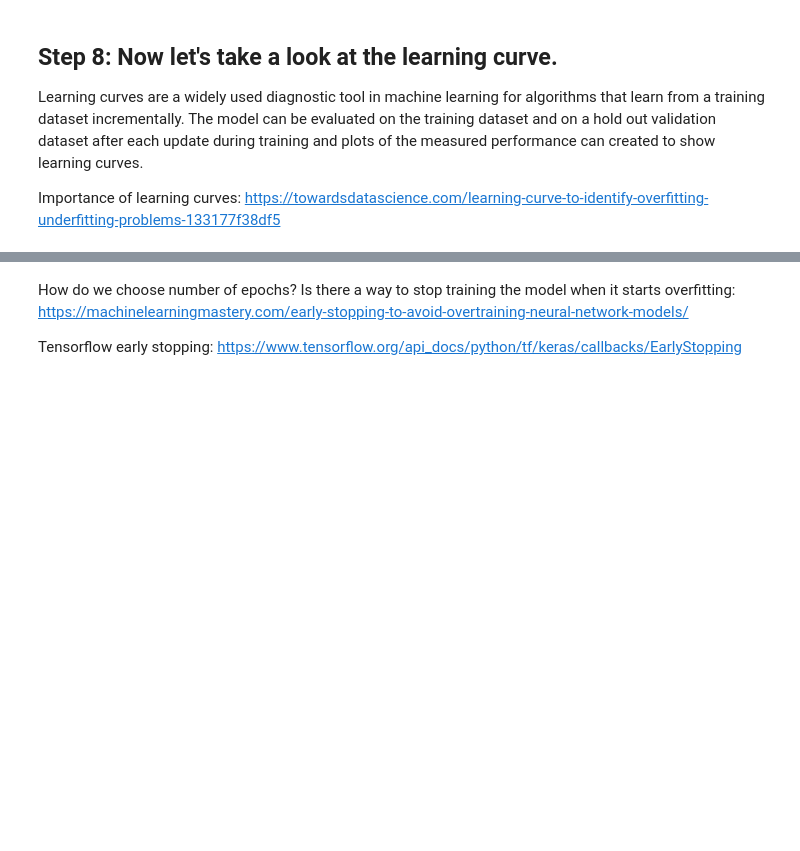
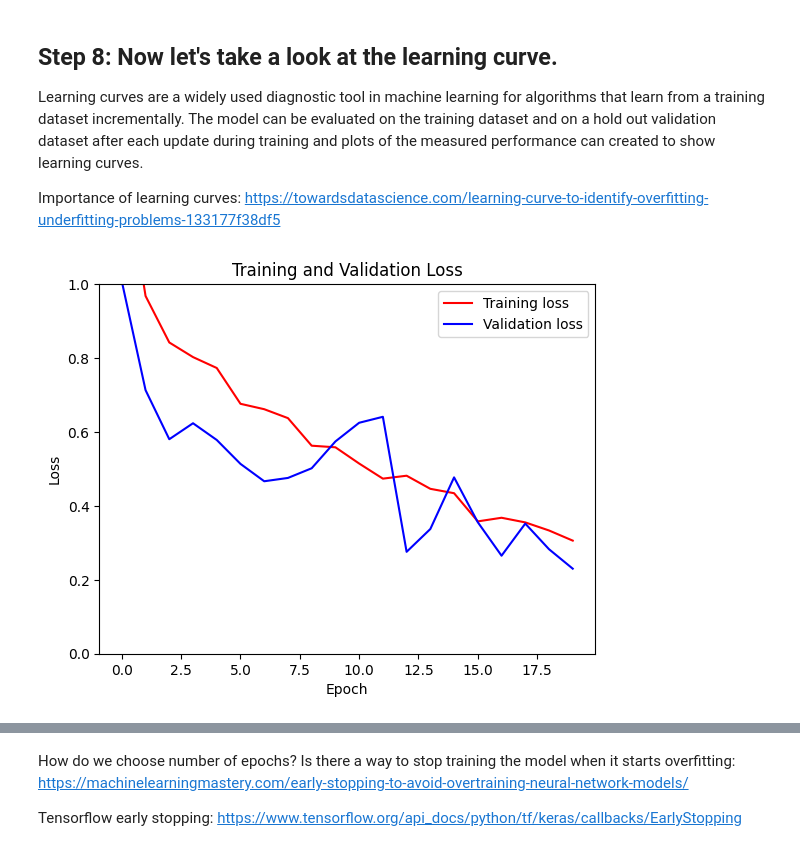
Before and after one commit to bmaravilla/tumor-segmentation, a Jupyter notebook: tumor-segmentation.ipynb, the cells around one changed output, grey strips where cells are left out. Cells and saved outputs as stored; diff of their text form; code cells hidden in the pictures; blank space fills up the shorter version.

```diff
--- a/tumor-segmentation.ipynb
+++ b/tumor-segmentation.ipynb
@@ -518,3 +518,6 @@ X_val = X_val[:min_length]
 Y_val = Y_val[:min_length]
 X_test = X_test[:min_length]
 Y_test = Y_test[:min_length]
+# %%
+Y_train = np.squeeze(Y_train, axis=3)
+Y_val = np.squeeze(Y_val, axis=3)
@@ -643,17 +677,19 @@ Importance of learning curves: https://towardsdatascience.com/learning-curve-to-
 # %%
 # Let's take a look at the learning curve now
 loss = model_history.history['loss']
 val_loss = model_history.history['val_loss']
 
 plt.figure()
 plt.plot(model_history.epoch, loss, 'r', label='Training loss')
 plt.plot(model_history.epoch, val_loss, 'b', label='Validation loss')
 plt.title('Training and Validation Loss')
 plt.xlabel('Epoch')
 plt.ylabel('Loss')
-plt.ylim([-1, 0])
+plt.ylim([0, 1])
 plt.legend()
 plt.show()
+# %% [output]
+[figure, added]
 # %%
 # Let's also look at how the dice coef changes (Since the loss function is also derived as 1 - dice_coef, you can skip looking at this)
 jacard = model_history.history['jacard_coef']
```
Also changed, not shown: parts of 8 cells of this notebook.
